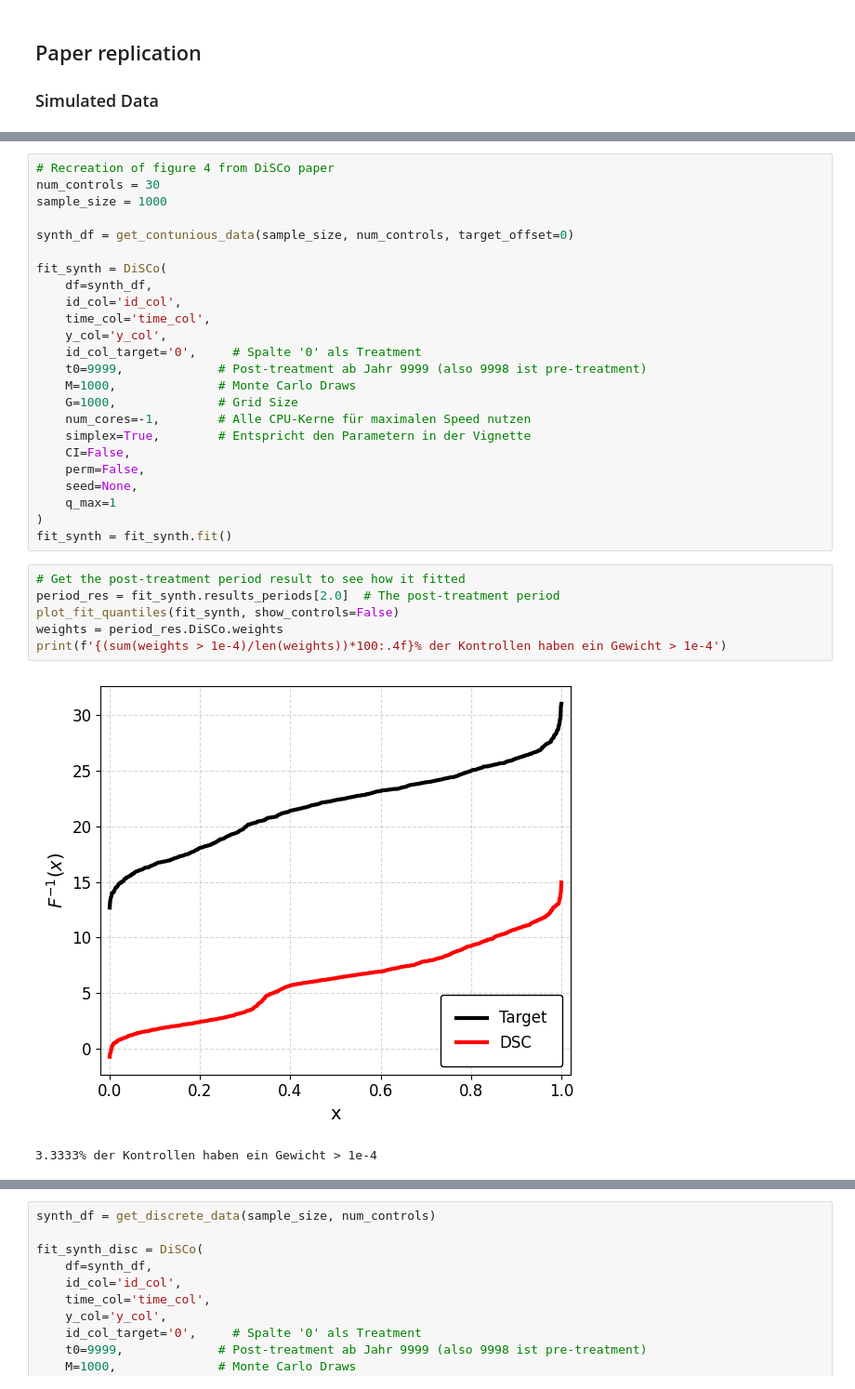
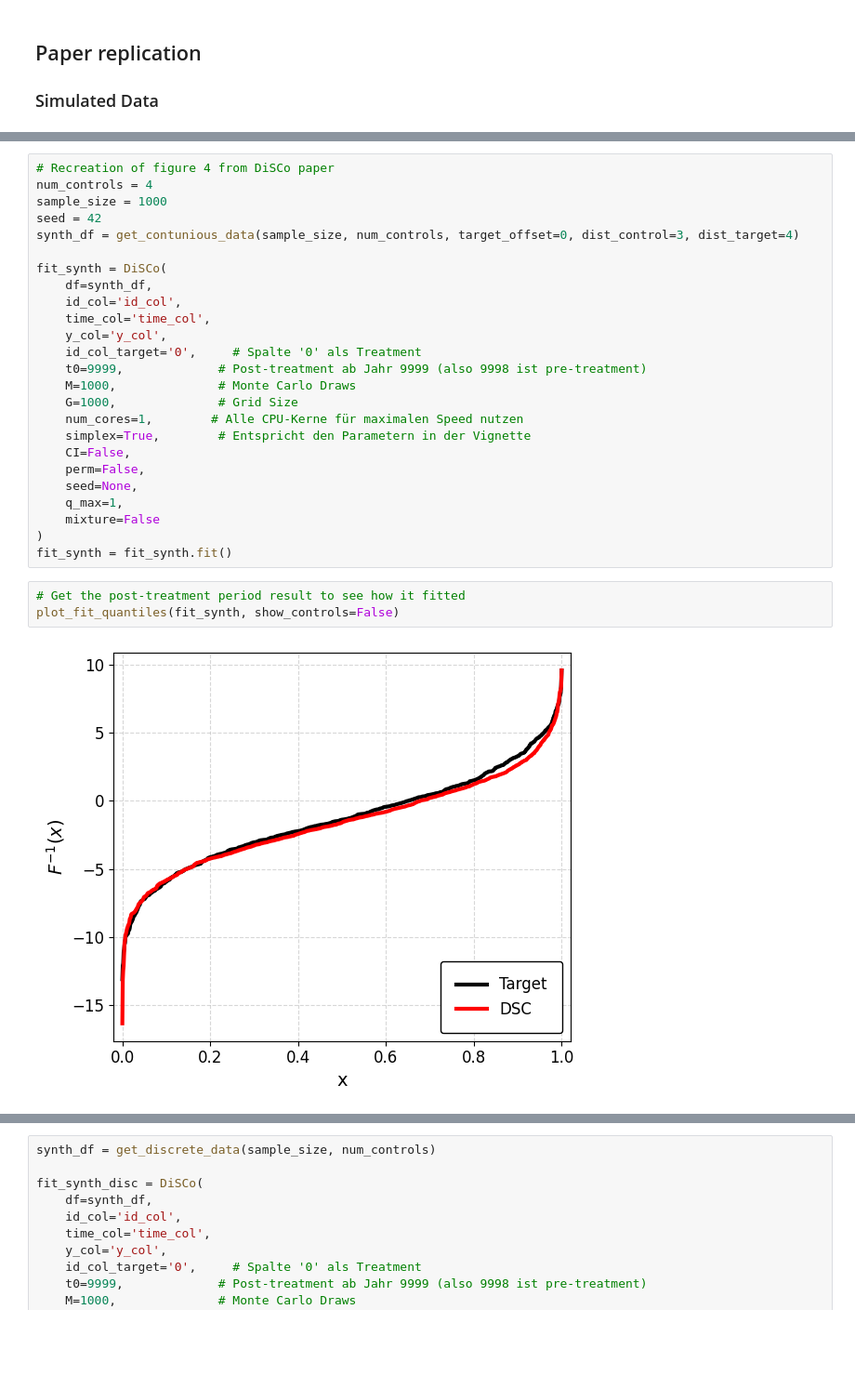
Before and after one commit to alexanderhxs/DiSCos, a Jupyter notebook: python/test_disco.ipynb, the cells around one changed output, grey strips where cells are left out. Shown at 93% size. Saved outputs shown, nothing was run; the diff lists cells and outputs as text; blank space fills up the shorter version.

Commit message:
add 2D continious data generation

```diff
--- a/python/test_disco.ipynb
+++ b/python/test_disco.ipynb
@@ -262,9 +107,9 @@ def plot_fit_quantiles(fit_synth, show_controls=False, period=None):
 # %%
 # Recreation of figure 4 from DiSCo paper
-num_controls = 30
+num_controls = 4
 sample_size = 1000
-
-synth_df = get_contunious_data(sample_size, num_controls, target_offset=0)
+seed = 42
+synth_df = get_contunious_data(sample_size, num_controls, target_offset=0, dist_control=3, dist_target=4)
 
 fit_synth = DiSCo(
     df=synth_df,
@@ -275,20 +120,17 @@ fit_synth = DiSCo(
     t0=9999,             # Post-treatment ab Jahr 9999 (also 9998 ist pre-treatment)
     M=1000,              # Monte Carlo Draws
     G=1000,              # Grid Size
-    num_cores=-1,        # Alle CPU-Kerne für maximalen Speed nutzen
+    num_cores=1,        # Alle CPU-Kerne für maximalen Speed nutzen
     simplex=True,        # Entspricht den Parametern in der Vignette
     CI=False,
     perm=False,
     seed=None,
-    q_max=1
+    q_max=1,
+    mixture=False
 )
 fit_synth = fit_synth.fit()
 # %%
 # Get the post-treatment period result to see how it fitted
-period_res = fit_synth.results_periods[2.0]  # The post-treatment period
 plot_fit_quantiles(fit_synth, show_controls=False)
-weights = period_res.DiSCo.weights
-print(f'{(sum(weights > 1e-4)/len(weights))*100:.4f}% der Kontrollen haben ein Gewicht > 1e-4')
 # %% [output]
-[figure, old version]
+[figure, new version]
-3.3333% der Kontrollen haben ein Gewicht > 1e-4
```
Also changed, not shown: parts of 20 cells of this notebook, 8 other files.
